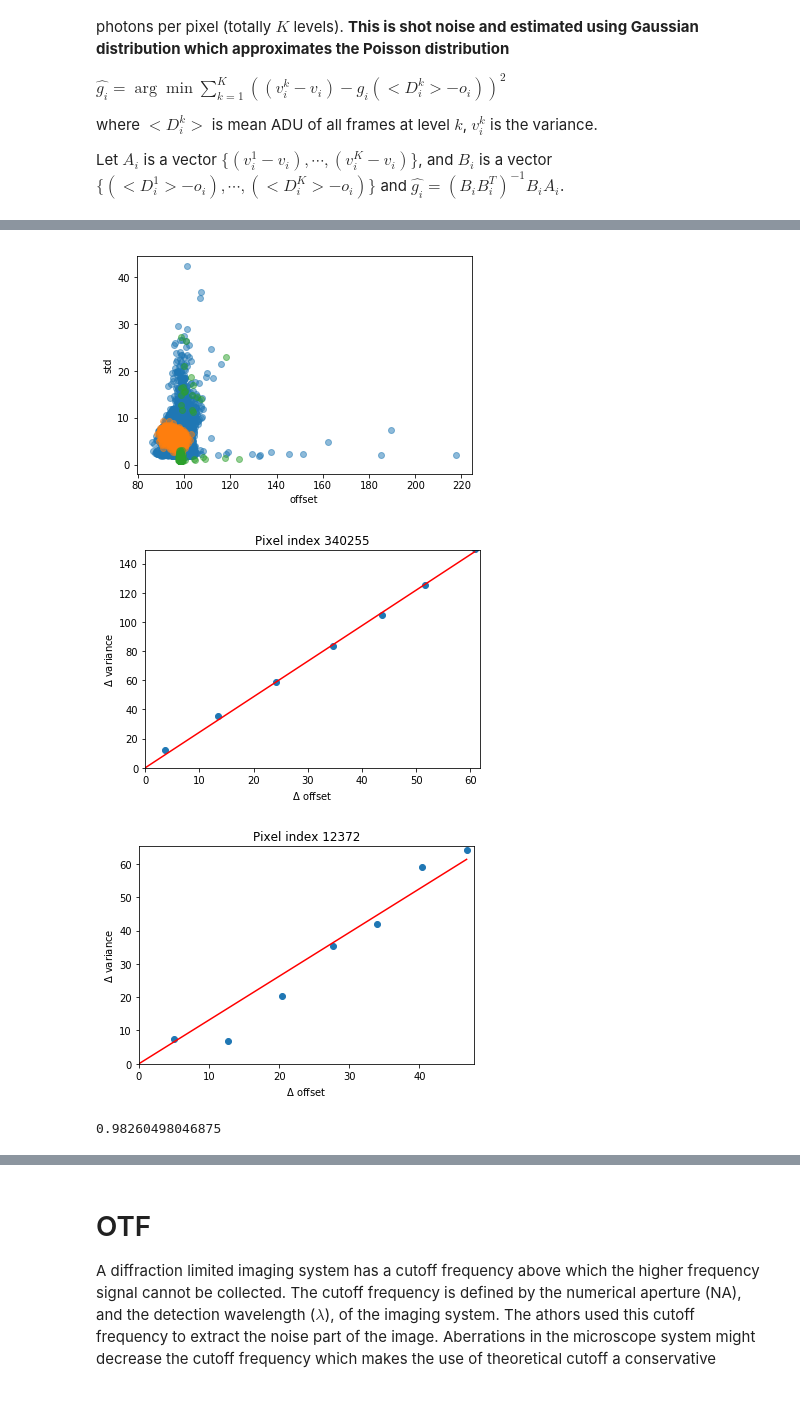
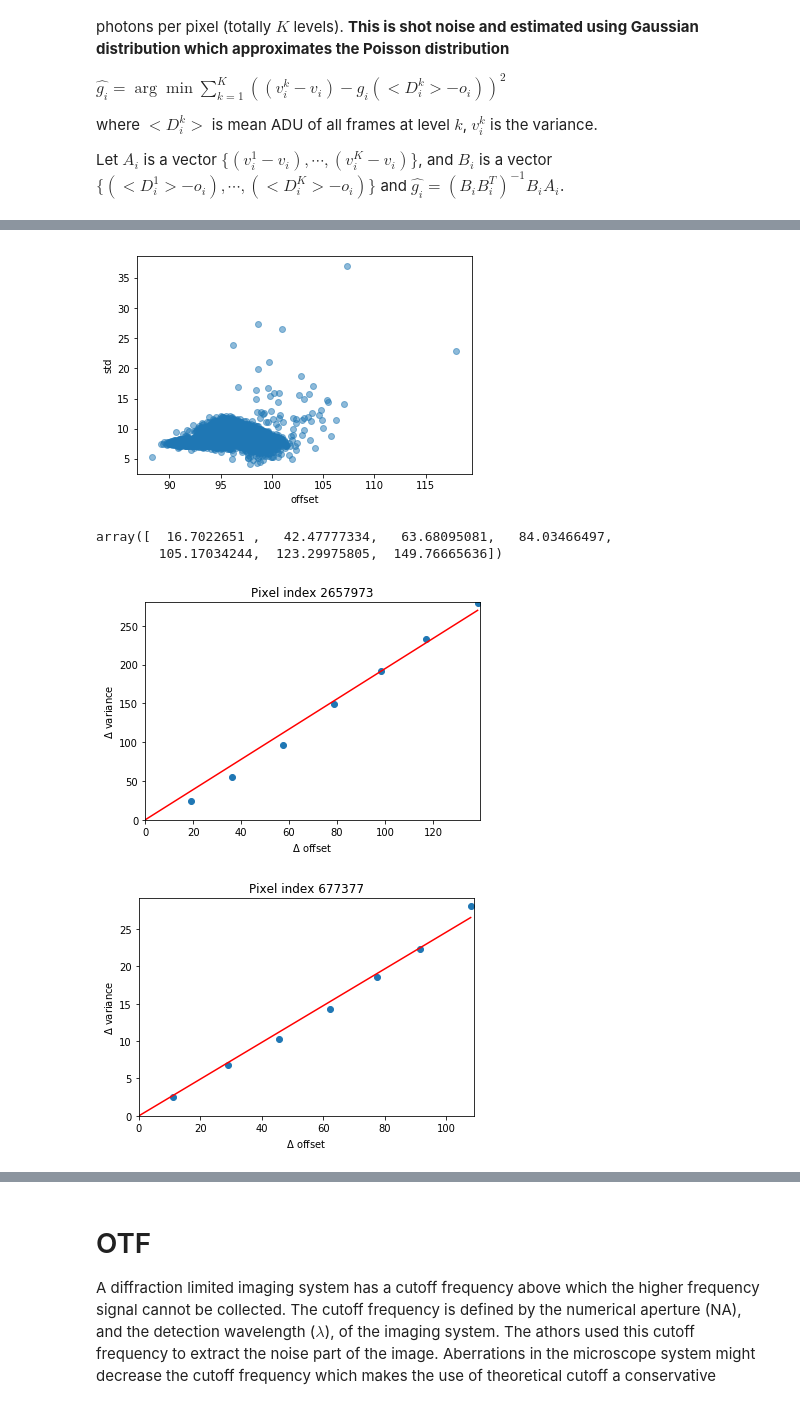
Before and after one commit to zqwei/fish_processing, a Jupyter notebook: pixelwiseDenoising/pixelDenoising.ipynb, the cells around one changed output, grey strips where cells are left out. Drawn from its saved outputs; the diff is of its cells as text; code cells hidden in the pictures.

Commit message:
update pixel denoise code

```diff
--- a/pixelwiseDenoising/pixelDenoising.ipynb
+++ b/pixelwiseDenoising/pixelDenoising.ipynb
@@ -115,7 +115,8 @@ Let $A_i$ is a vector $\{(v_i^1 - v_i), \cdots, (v_i^K - v_i)\}$, and $B_i$ is a
 from glob import glob
 offsetMat = [];
 varmat = [];
-for nfile in glob('camera_statsgain_measure*.npz'):
+for nfile in sorted(glob('camera_statsgain_measure*.npz')):
+    print(nfile)
     data = np.load(nfile)
     tOff = data['arr_0']
     tvar = data['arr_1']
@@ -144,6 +154,8 @@ for n in range(offsetVec.shape[1]):
     noffset = offsetVec[:, n]
     nvar = varVec[:, n]
     gainVec[n] = np.inner(noffset, nvar)/ np.inner(noffset, noffset)
+    if np.sum(nvar<0)>0 or gainVec[0]<0:
+        gainVec[n] = 0
 
 offset = offsetMat[0]
 var = varmat[0]
@@ -170,16 +182,21 @@ plt.axis([0, x.max()+1, 0, y.max()+1])
 [figure]
 # %%
 var_ = np.sqrt(var)
-plt.scatter(offset[np.logical_and(gain<10, gain>0.5)], var_[np.logical_and(gain<10, gain>0.5)],alpha =0.5)
-plt.scatter(offset[gain>10], var_[gain>10],alpha =0.5)
-plt.scatter(offset[gain<0.5], var_[gain<0.5], alpha=0.5)
+# plt.scatter(offset[np.logical_and(gain<10, gain>0)], var_[np.logical_and(gain<10, gain>0)],alpha =0.5)
+# plt.scatter(offset[gain>10], var_[gain>10],alpha =0.5)
+plt.scatter(offset[gain==0], var_[gain==0], alpha=0.5)
 plt.xlabel('offset')
 plt.ylabel('std')
 plt.show()
 # %% [output]
-[figure, old version]
+[figure, new version]
+# %%
+varVec[:, n_pixel]
+# %% [output]
+array([  16.7022651 ,   42.47777334,   63.68095081,   84.03466497,
+        105.17034244,  123.29975805,  149.76665636])
 # %%
-n_pixel = np.where(offset.reshape(-1) == offset.max())[0][0]
+n_pixel = np.where(offset.reshape(-1) == offset.min())[0][0]
 x = np.array([0, offsetVec[:, n_pixel].max()])
 y = x * gainVec[n_pixel]
 plt.scatter(offsetVec[:, n_pixel], varVec[:, n_pixel])
@@ -187,12 +204,12 @@ plt.plot(x, y, '-r')
 plt.xlabel(r'$\Delta$ offset')
 plt.ylabel(r'$\Delta$ variance')
 plt.title('Pixel index %s'%(n_pixel))
-plt.axis([0, x.max()+1, 0, y.max()+1])
+plt.axis([0, offsetVec[:, n_pixel].max()+1, 0, varVec[:, n_pixel].max()+1])
 plt.show()
 # %% [output]
-[figure, old version]
+[figure, new version]
 # %%
-n_pixel = np.where(np.logical_and(gain.reshape(-1) <1.4, gain.reshape(-1) >1.3))[0][0]
+n_pixel = np.where(gain.reshape(-1) == gain[gain>0].min())[0][0]
 x = np.array([0, offsetVec[:, n_pixel].max()])
 y = x * gainVec[n_pixel]
 plt.scatter(offsetVec[:, n_pixel], varVec[:, n_pixel])
@@ -203,8 +220,4 @@ plt.title('Pixel index %s'%(n_pixel))
 plt.axis([0, offsetVec[:, n_pixel].max()+1, 0, varVec[:, n_pixel].max()+1])
 plt.show()
 # %% [output]
-[figure, old version]
+[figure, new version]
-# %%
-np.logical_and(gain<2.99, gain>1.3).mean()
-# %% [output]
-0.98260498046875
```
Also changed, not shown: parts of 18 cells of this notebook, 6 other files.
